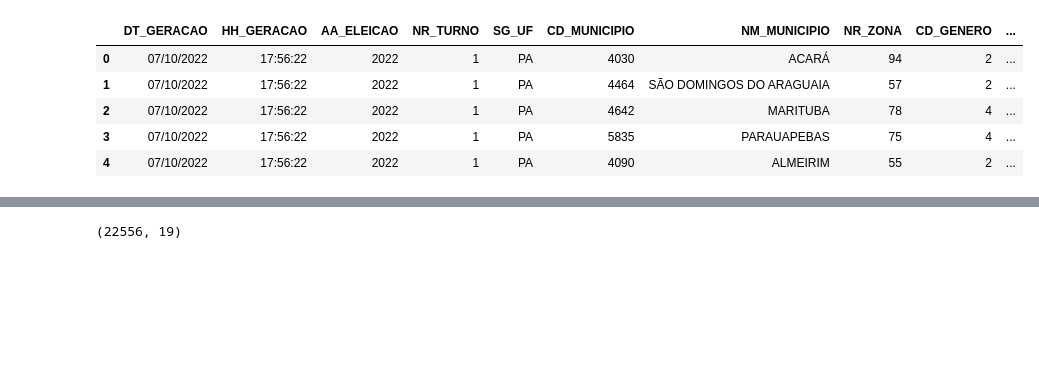
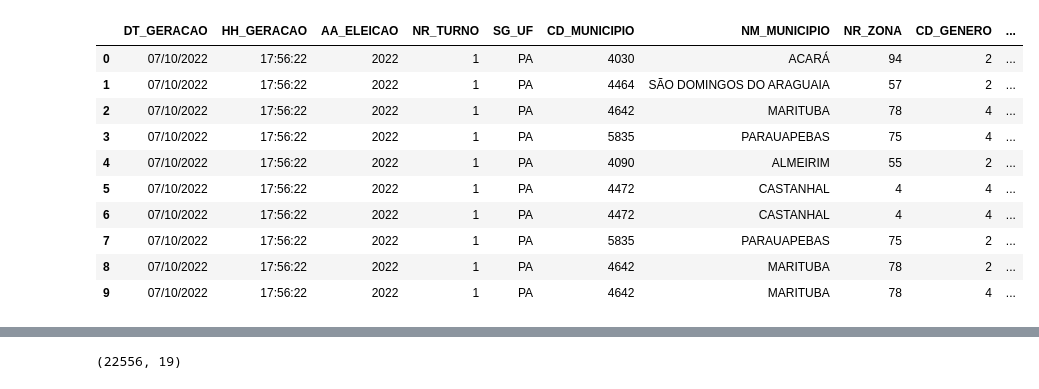
Before and after one commit to devcavalcante/colab, a Jupyter notebook: IA.ipynb, the cells around one changed output, grey strips where cells are left out. Saved outputs shown, nothing was run; the diff lists cells and outputs as text; code cells hidden in the pictures; blank space fills up the shorter version.

```diff
--- a/IA.ipynb
+++ b/IA.ipynb
@@ -8,11 +8,16 @@ import seaborn as sns
 # %%
 dataset = pd.read_csv('/content/convocacao_mesarios_2022_PA.csv', sep=';', encoding='cp1252')
 # %%
-dataset.head()
+dataset.head(10)
 # %% [output]
 |  | DT_GERACAO | HH_GERACAO | AA_ELEICAO | NR_TURNO | SG_UF | CD_MUNICIPIO | NM_MUNICIPIO | NR_ZONA | CD_GENERO | ... |
 | 0 | 07/10/2022 | 17:56:22 | 2022 | 1 | PA | 4030 | ACARÁ | 94 | 2 | ... |
 | 1 | 07/10/2022 | 17:56:22 | 2022 | 1 | PA | 4464 | SÃO DOMINGOS DO ARAGUAIA | 57 | 2 | ... |
 | 2 | 07/10/2022 | 17:56:22 | 2022 | 1 | PA | 4642 | MARITUBA | 78 | 4 | ... |
 | 3 | 07/10/2022 | 17:56:22 | 2022 | 1 | PA | 5835 | PARAUAPEBAS | 75 | 4 | ... |
 | 4 | 07/10/2022 | 17:56:22 | 2022 | 1 | PA | 4090 | ALMEIRIM | 55 | 2 | ... |
+| 5 | 07/10/2022 | 17:56:22 | 2022 | 1 | PA | 4472 | CASTANHAL | 4 | 4 | ... |
+| 6 | 07/10/2022 | 17:56:22 | 2022 | 1 | PA | 4472 | CASTANHAL | 4 | 4 | ... |
+| 7 | 07/10/2022 | 17:56:22 | 2022 | 1 | PA | 5835 | PARAUAPEBAS | 75 | 2 | ... |
+| 8 | 07/10/2022 | 17:56:22 | 2022 | 1 | PA | 4642 | MARITUBA | 78 | 2 | ... |
+| 9 | 07/10/2022 | 17:56:22 | 2022 | 1 | PA | 4642 | MARITUBA | 78 | 4 | ... |
```
Also changed, not shown: parts of 10 cells of this notebook.
